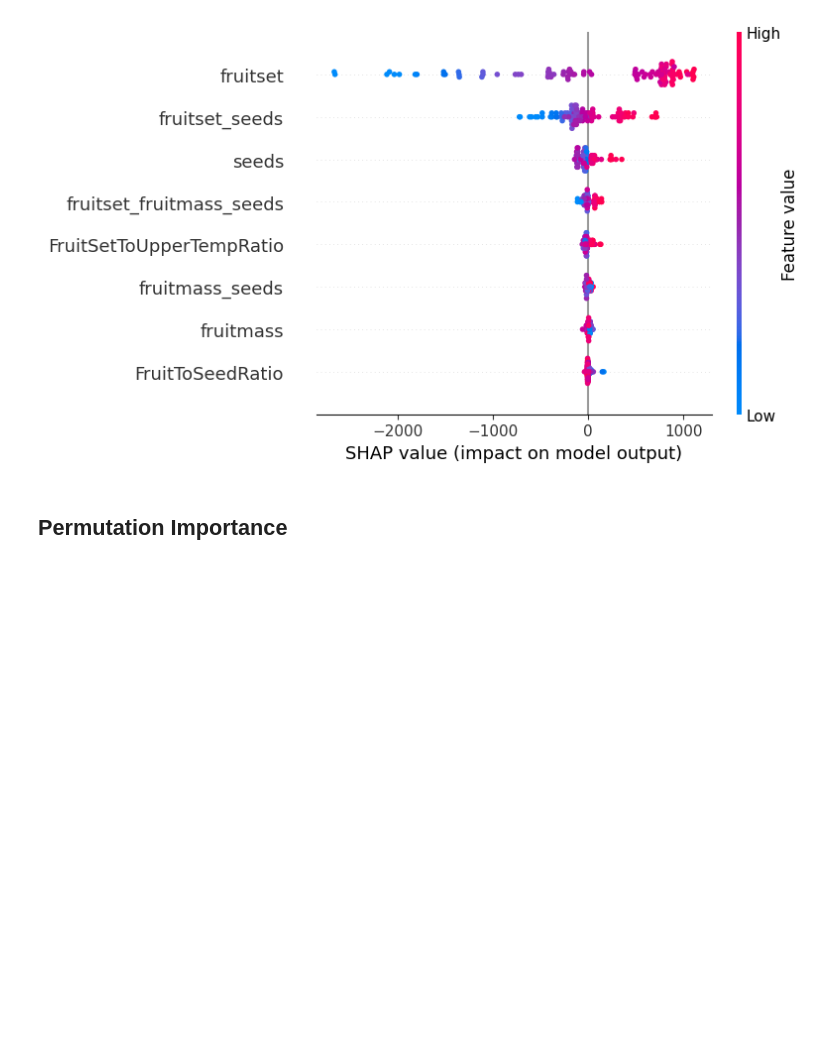
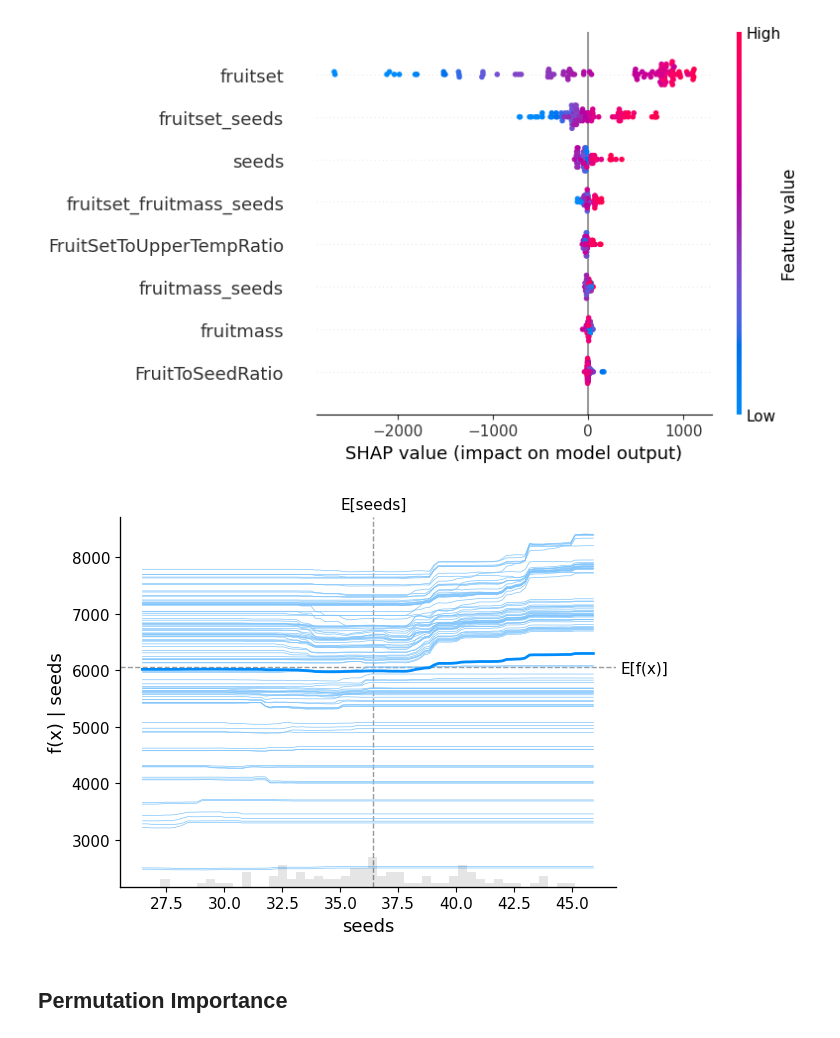
Before and after one commit to UznetDev/M5-H2-Regression-Competition, a Jupyter notebook: notebooks/model_explain.ipynb, the cells around one changed output. Drawn from its saved outputs; the diff is of its cells as text; code cells hidden in the pictures; blank space fills up the shorter version.

```diff
--- a/notebooks/model_explain.ipynb
+++ b/notebooks/model_explain.ipynb
@@ -50,6 +53,16 @@ shap_values = explainer.shap_values(X_transformed)
 shap.summary_plot(shap_values, X_transformed)
 # %% [output]
 [figure]
+# %%
+shap.partial_dependence_plot(
+    'seeds',
+    model.named_steps['model'].predict,
+    X_transformed,
+    model_expected_value=True,
+    feature_expected_value=True
+)
+# %% [output]
+[figure, added]
 # %% [markdown]
 ## Permutation Importance
 # %%
```
Also changed, not shown: parts of 6 cells of this notebook.
